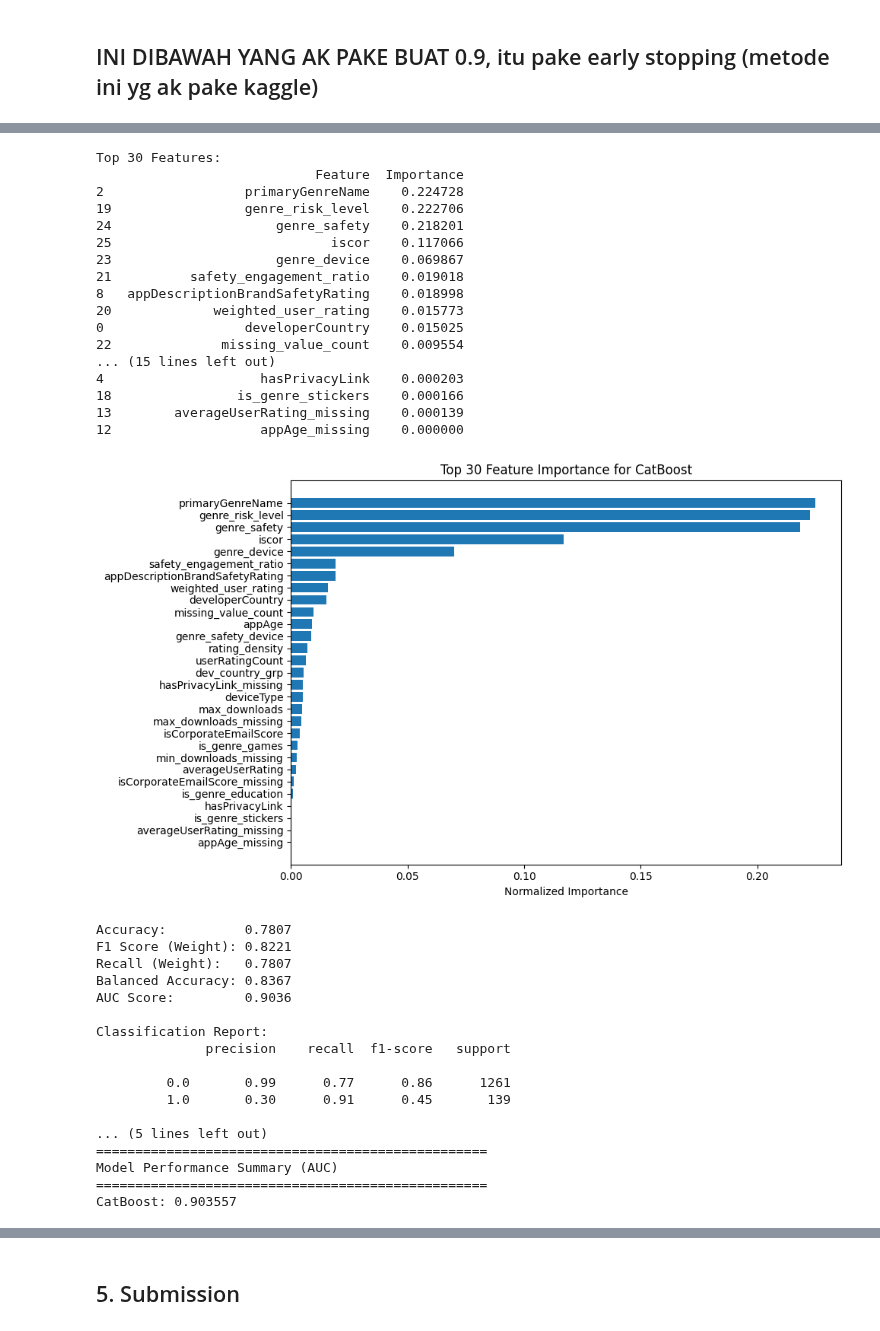
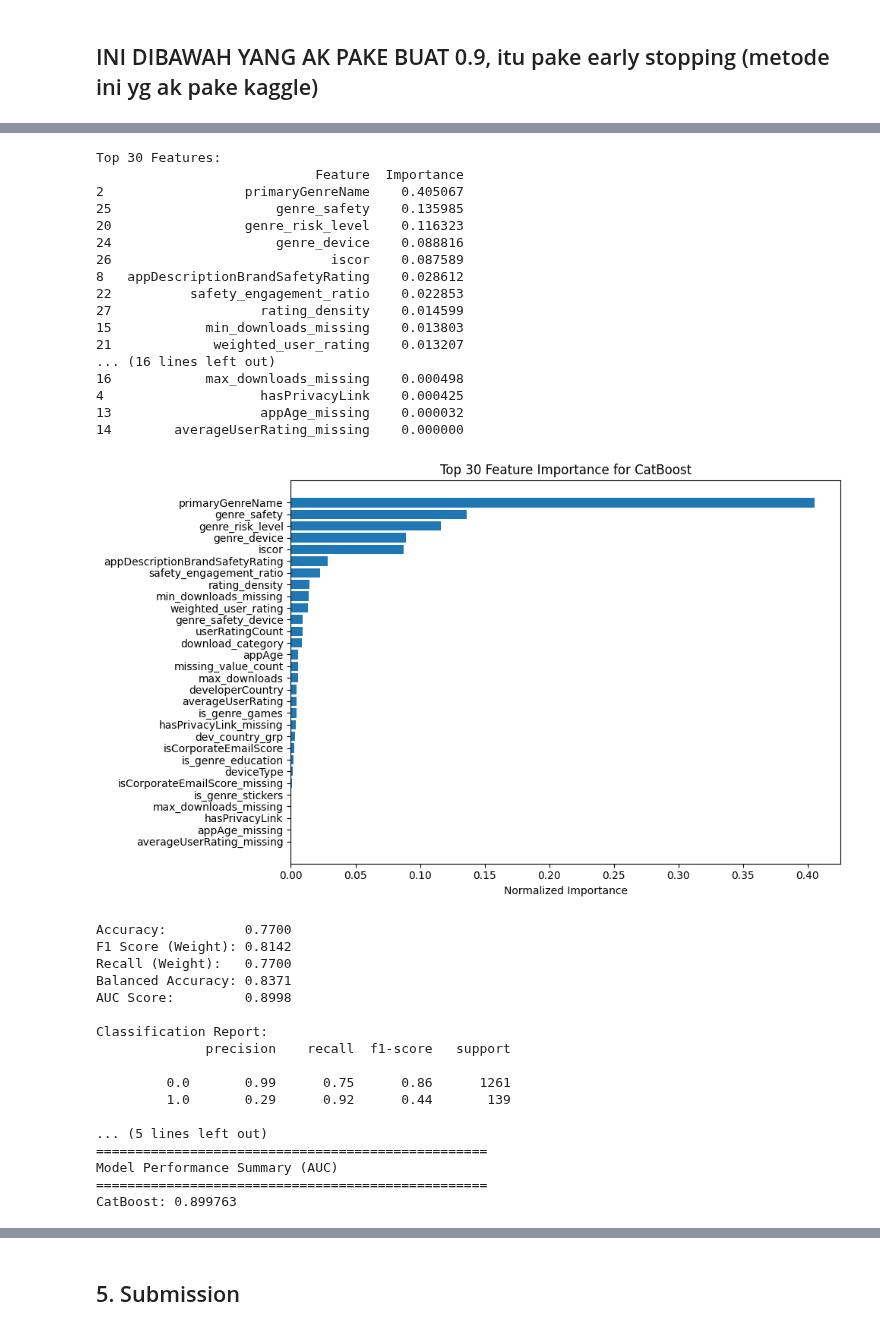
Before and after one commit to Reasondro/FindIT, a Jupyter notebook: Find_IT_Ale_New.ipynb, the cells around one changed output, grey strips where cells are left out. Cells and saved outputs as stored; diff of their text form; code cells hidden in the pictures.

Commit message:
0.90441 mean 0.28 balanced 0.8454

```diff
--- a/Find_IT_Ale_New.ipynb
+++ b/Find_IT_Ale_New.ipynb
@@ -1177,7 +1177,7 @@ class FeatureCleaner(BaseEstimator, TransformerMixin):
             else:
                 return '>100K'
 
-        # result_df['download_category'] = result_df['min_downloads'].apply(categorize_downloads)
+        result_df['download_category'] = result_df['min_downloads'].apply(categorize_downloads)
         result_df = result_df.drop(columns=['downloads'])
         self.download_cols_ = ['min_downloads', 'max_downloads', 'avg_downloads']
         return result_df
@@ -2180,7 +2144,7 @@ cat_features = [
     'deviceType',
     'hasPrivacyLink',
     'appDescriptionBrandSafetyRating',
-    # 'download_category',
+    'download_category',
     "iscor",
     "genre_device",
     "genre_safety",
@@ -2384,36 +2348,36 @@ Shrink model to first 60 iterations.
 Top 30 Features:
                             Feature  Importance
-2                  primaryGenreName    0.224728
-19                 genre_risk_level    0.222706
-24                     genre_safety    0.218201
-25                            iscor    0.117066
-23                     genre_device    0.069867
-21          safety_engagement_ratio    0.019018
-8   appDescriptionBrandSafetyRating    0.018998
-20             weighted_user_rating    0.015773
-0                  developerCountry    0.015025
-22              missing_value_count    0.009554
-... (15 lines left out)
-4                    hasPrivacyLink    0.000203
-18                is_genre_stickers    0.000166
-13        averageUserRating_missing    0.000139
-12                   appAge_missing    0.000000
+2                  primaryGenreName    0.405067
+25                     genre_safety    0.135985
+20                 genre_risk_level    0.116323
+24                     genre_device    0.088816
+26                            iscor    0.087589
+8   appDescriptionBrandSafetyRating    0.028612
+22          safety_engagement_ratio    0.022853
+27                   rating_density    0.014599
+15            min_downloads_missing    0.013803
+21             weighted_user_rating    0.013207
+... (16 lines left out)
+16            max_downloads_missing    0.000498
+4                    hasPrivacyLink    0.000425
+13                   appAge_missing    0.000032
+14        averageUserRating_missing    0.000000
-[figure, old version]
+[figure, new version]
-Accuracy:          0.7807
-F1 Score (Weight): 0.8221
-Recall (Weight):   0.7807
-Balanced Accuracy: 0.8367
-AUC Score:         0.9036
+Accuracy:          0.7700
+F1 Score (Weight): 0.8142
+Recall (Weight):   0.7700
+Balanced Accuracy: 0.8371
+AUC Score:         0.8998
 
 Classification Report:
               precision    recall  f1-score   support
 
-         0.0       0.99      0.77      0.86      1261
-         1.0       0.30      0.91      0.45       139
+         0.0       0.99      0.75      0.86      1261
+         1.0       0.29      0.92      0.44       139
 
 ... (5 lines left out)
 ==================================================
 Model Performance Summary (AUC)
 ==================================================
-CatBoost: 0.903557
+CatBoost: 0.899763
 # %%
```
Also changed, not shown: parts of 11 cells of this notebook.
